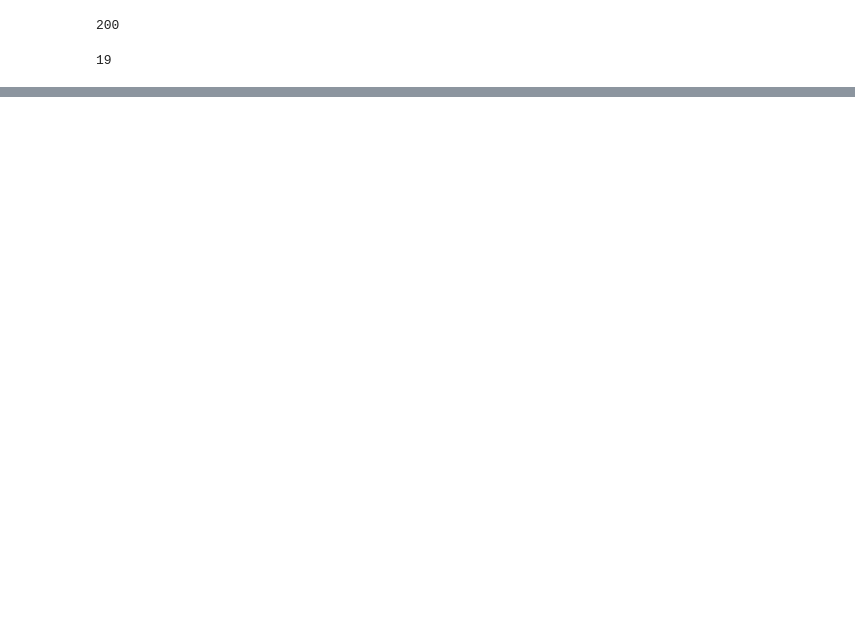
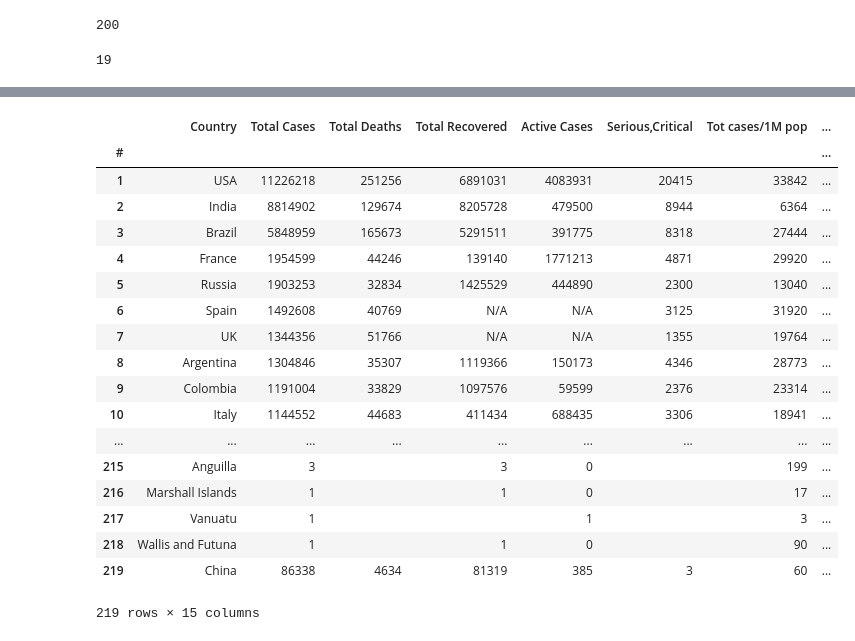
Before and after one commit to HAMAOUIAmine98/Covid-19-Project, a Jupyter notebook: Covid-19_project.ipynb, the cells around one changed output, grey strips where cells are left out. Cells and saved outputs as stored; diff of their text form; code cells hidden in the pictures; blank space fills up the shorter version.

```diff
--- a/Covid-19_project.ipynb
+++ b/Covid-19_project.ipynb
@@ -113,0 +116,31 @@ df_covid
+# %%
+df_covid = df_covid[['Country', 'Total Cases', 'Total Deaths', 'Total Recovered', 'Active Cases',
+       'Serious,Critical', 'Tot cases/1M pop', 'Deaths/1M pop', 'Total Tests',
+       'Test/1M pop', 'Population', 'Region', '1 Case every X ppl',
+       '1 Death every X ppl', '1 Test every X ppl']]
+# %%
+"""from google.colab import drive
+drive.mount('drive')
+df_covid.to_csv("covid19.csv")
+!cp covid19.csv "drive/My Drive/"""
+df_covid
+# %% [output]
+|  | Country | Total Cases | Total Deaths | Total Recovered | Active Cases | Serious,Critical | Tot cases/1M pop | ... |
+| # |  |  |  |  |  |  |  | ... |
+| 1 | USA | 11226218 | 251256 | 6891031 | 4083931 | 20415 | 33842 | ... |
+| 2 | India | 8814902 | 129674 | 8205728 | 479500 | 8944 | 6364 | ... |
+| 3 | Brazil | 5848959 | 165673 | 5291511 | 391775 | 8318 | 27444 | ... |
+| 4 | France | 1954599 | 44246 | 139140 | 1771213 | 4871 | 29920 | ... |
+| 5 | Russia | 1903253 | 32834 | 1425529 | 444890 | 2300 | 13040 | ... |
+| 6 | Spain | 1492608 | 40769 | N/A | N/A | 3125 | 31920 | ... |
+| 7 | UK | 1344356 | 51766 | N/A | N/A | 1355 | 19764 | ... |
+| 8 | Argentina | 1304846 | 35307 | 1119366 | 150173 | 4346 | 28773 | ... |
+| 9 | Colombia | 1191004 | 33829 | 1097576 | 59599 | 2376 | 23314 | ... |
+| 10 | Italy | 1144552 | 44683 | 411434 | 688435 | 3306 | 18941 | ... |
+| ... | ... | ... | ... | ... | ... | ... | ... | ... |
+| 215 | Anguilla | 3 |  | 3 | 0 |  | 199 | ... |
+| 216 | Marshall Islands | 1 |  | 1 | 0 |  | 17 | ... |
+| 217 | Vanuatu | 1 |  |  | 1 |  | 3 | ... |
+| 218 | Wallis and Futuna | 1 |  | 1 | 0 |  | 90 | ... |
+| 219 | China | 86338 | 4634 | 81319 | 385 | 3 | 60 | ... |
+219 rows × 15 columns
```
Also changed, not shown: parts of 18 cells of this notebook, 1 other file.
